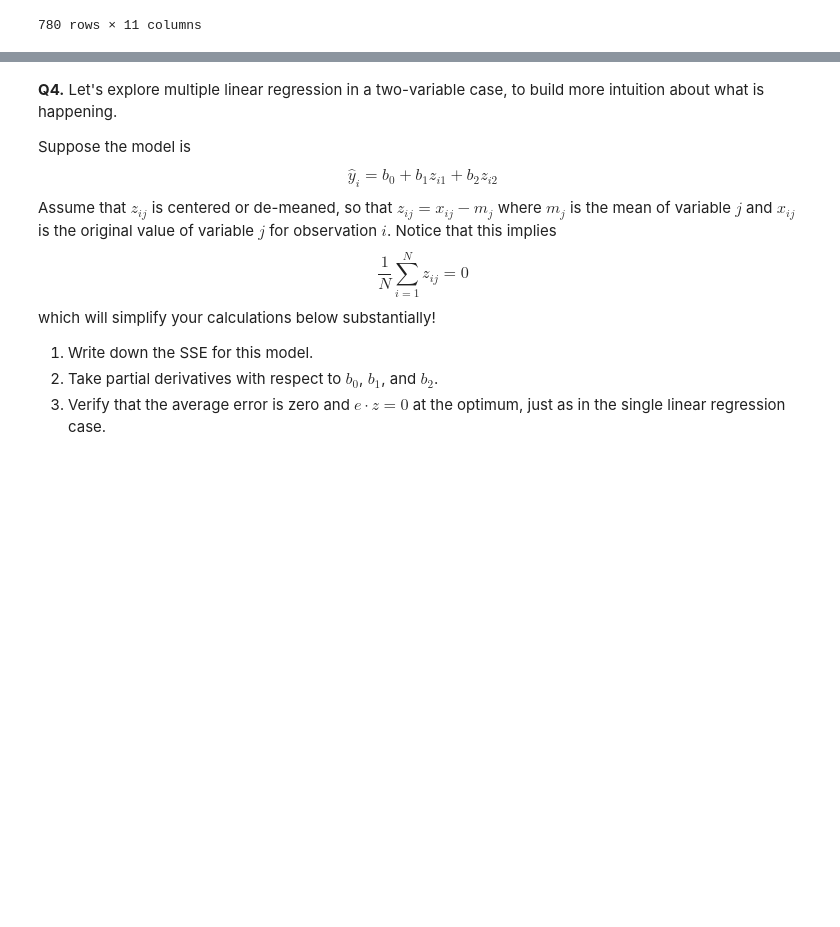
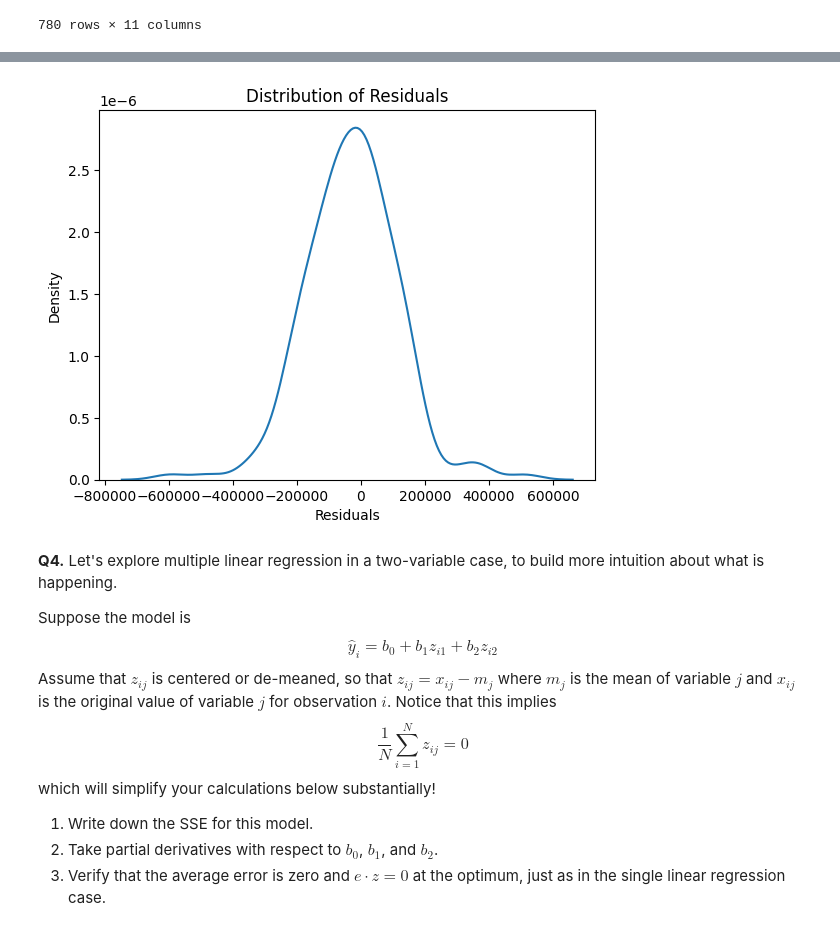
Before and after one commit to btw257-ui/linear_models, a Jupyter notebook: assignment/assignment.ipynb, the cells around one changed output, grey strips where cells are left out. Cells and saved outputs as stored; diff of their text form; code cells hidden in the pictures; blank space fills up the shorter version.

```diff
--- a/assignment/assignment.ipynb
+++ b/assignment/assignment.ipynb
@@ -311,3 +456,12 @@ reg_car = LinearRegression(fit_intercept=True).fit(car_train[['Make_Year','Milea
+# %%
+residuals = pred_vals - true_vals
+sns.kdeplot(residuals)
+plt.title("Distribution of Residuals")
+plt.xlabel("Residuals")
+plt.show()
+#The residuals appear to be bell-shaped around 0, however the standard deviation appears to be quite high, with lots of the predictions being off by hundreds of thousands. This means that the model is far too innacurate to be particularly useful.
+# %% [output]
+[figure, added]
 # %% [markdown]
 **Q4.** Let's explore multiple linear regression in a two-variable case, to build more intuition about what is happening.
 
```
Also changed, not shown: parts of 5 cells of this notebook.
